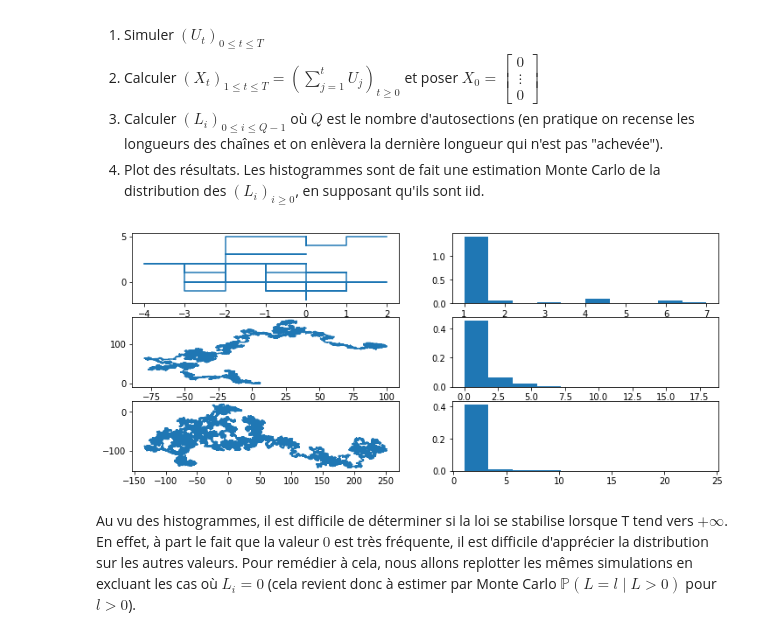
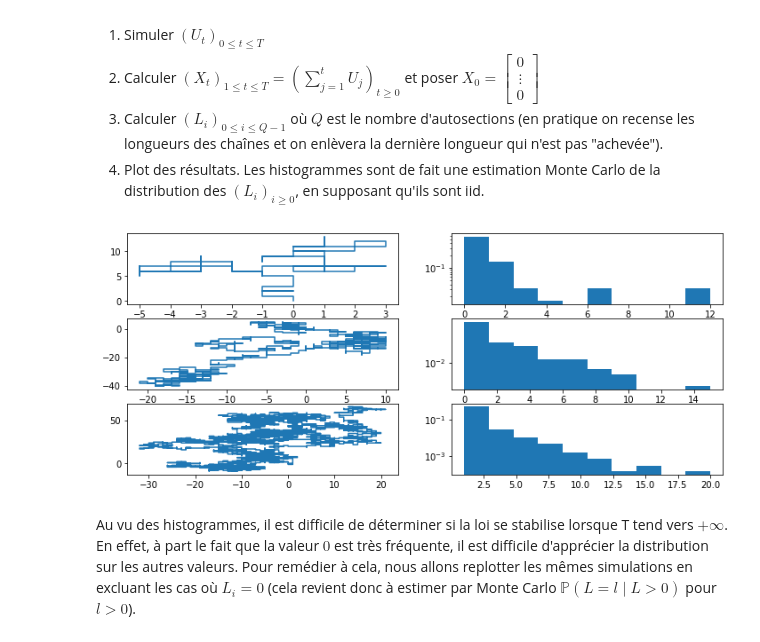
Before and after one commit to LittleBabyPanda/MCProject, a Jupyter notebook: MC_notebook.ipynb, the cells around one changed output. Drawn from its saved outputs; the diff is of its cells as text; code cells hidden in the pictures.

```diff
--- a/MC_notebook.ipynb
+++ b/MC_notebook.ipynb
@@ -170,34 +171,37 @@ def eli(d,T,X=False): # On ajoute une option pour pouvoir juste compter les L_i
 # %%
 ''' Résultats : plot des X_t et des L_i dans le cas d=2 '''
 
-d, T1, T2, T3 = 2, 100, 10000, 50000
+d, T1, T2, T3 = 2, 100, 1000, 5000
 
 x1, y1, x2, y2, x3, y3 = [], [], [], [], [], [] # Il n'y a que 2 dimensions dans ce cas
 X1, X2, X3 = ixte(d, T1), ixte(d, T2), ixte(d, T3)
 L1, L2, L3 = eli(d,T1,X1), eli(d, T2, X2), eli(d, T3, X3)
 
 for i in range(T1):
     x1.append(X1.values[i][0]) # Abscisses
     y1.append(X1.values[i][1]) # Ordonnées
 
 for i in range(T2):
     x2.append(X2.values[i][0])
     y2.append(X2.values[i][1])
 
 for i in range(T3):
     x3.append(X3.values[i][0])
     y3.append(X3.values[i][1])
 
 fig, axs = plt.subplots(3,2,figsize=(12,5))
 
 axs[0,0].plot(x1,y1)
 axs[0,1].hist(L1, density=True)
+axs[0,1].set_yscale('log')
 axs[1,0].plot(x2,y2)
 axs[1,1].hist(L2, density=True)
+axs[1,1].set_yscale('log')
 axs[2,0].plot(x3,y3)
 axs[2,1].hist(L3, density=True)
+axs[2,1].set_yscale('log')
 plt.show()
 # %% [output]
-[figure, old version]
+[figure, new version]
 # %% [markdown]
 Au vu des histogrammes, il est difficile de déterminer si la loi se stabilise lorsque T tend vers $+ \infty$. En effet, à part le fait que la valeur $0$ est très fréquente, il est difficile d'apprécier la distribution sur les autres valeurs. Pour remédier à cela, nous allons replotter les mêmes simulations en excluant les cas où $L_i = 0$ (cela revient donc à estimer par Monte Carlo $\mathbb{P}(L = l \mid L > 0)$ pour $l > 0$).
```
Also changed, not shown: parts of 19 cells of this notebook.
